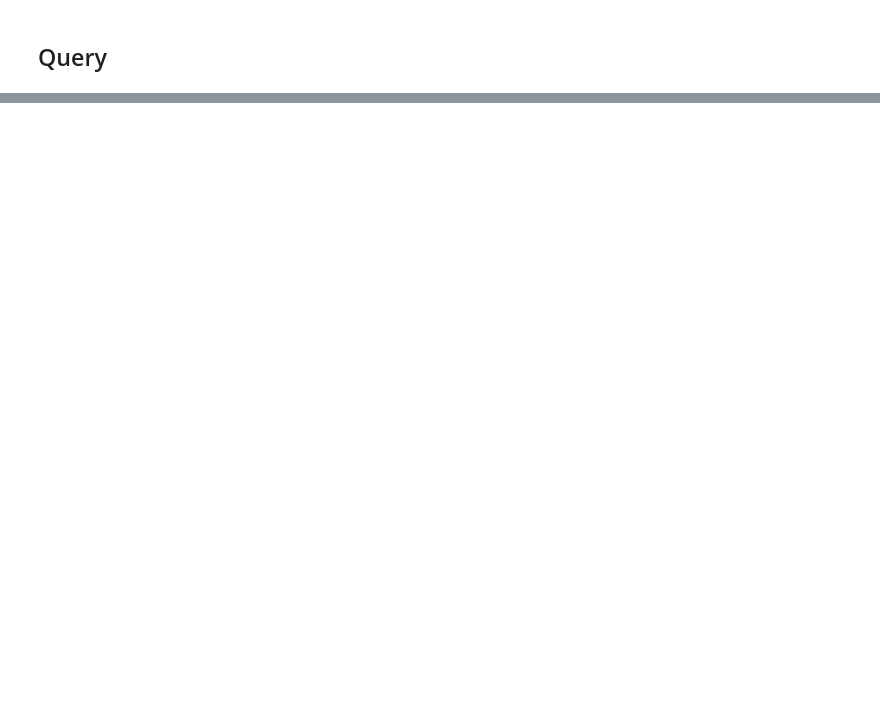
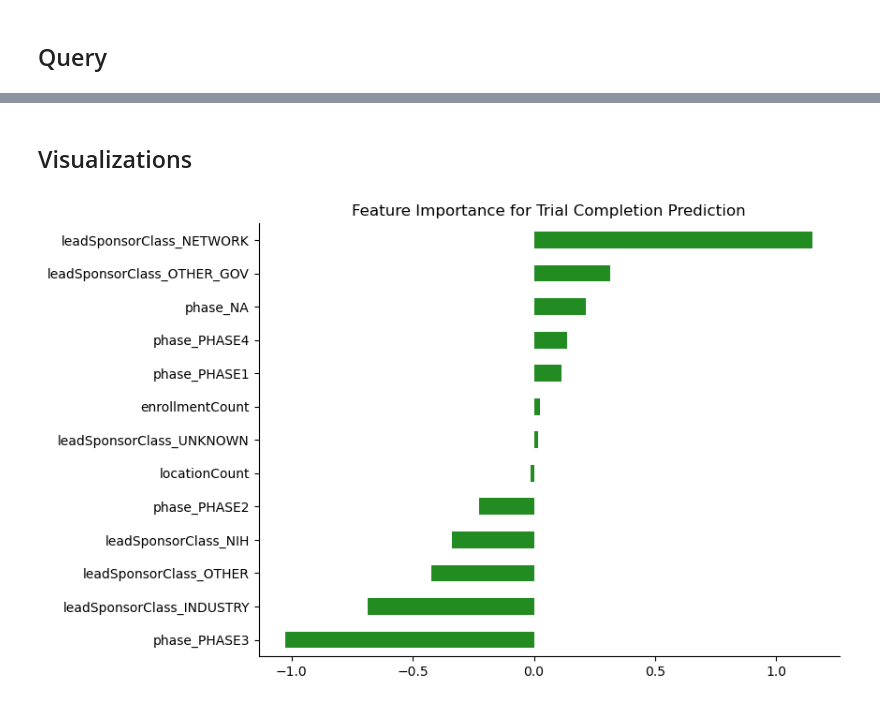
Before and after one commit to kayla-hekim/DS-4320-Project-2-Clinical-Trial-Completion-Prediction, a Jupyter notebook: pipeline/pipeline.ipynb, the cells around one changed output, grey strips where cells are left out. Drawn from its saved outputs; the diff is of its cells as text; code cells hidden in the pictures; blank space fills up the shorter version.

```diff
--- a/pipeline/pipeline.ipynb
+++ b/pipeline/pipeline.ipynb
@@ -107,0 +228,20 @@ Final count: 1000
+# %%
+from sklearn.model_selection import train_test_split
+from sklearn.linear_model import LogisticRegression
+from sklearn.metrics import accuracy_score, confusion_matrix
+
+# train test split (80/20)
+X = df_encoded.drop("success", axis=1)
+y = df_encoded["success"]
+
+X_train, X_test, y_train, y_test = train_test_split(X, y, test_size=0.2, random_state=42)
+
+# mdoel fit and prediction
+model = LogisticRegression(max_iter=1001)
+model.fit(X_train, y_train)
+
+y_pred = model.predict(X_test)
+
+# accuracy/confusion matrx metrics
+print("Accuracy:", accuracy_score(y_test, y_pred))
+print("Confusion Matrix:\n", confusion_matrix(y_test, y_pred))
@@ -107,0 +257,10 @@ Final count: 1000
+# %%
+from sklearn.model_selection import cross_val_score
+from sklearn.linear_model import LogisticRegression
+
+model = LogisticRegression(max_iter=1001)
+
+scores = cross_val_score(model, X, y, cv=5, scoring="accuracy")
+
+print("CV Accuracy scores:", scores)
+print("Mean CV accuracy:", scores.mean())
@@ -107,0 +296,16 @@ Final count: 1000
+# %% [markdown]
+## Visualizations
+# %%
+model.fit(X, y)
+
+importance = pd.Series(model.coef_[0], index=X.columns)
+importance.sort_values().plot(kind="barh", figsize=(8,6), color='forestgreen')
+
+plt.gca().spines['top'].set_visible(False)
+plt.gca().spines['right'].set_visible(False)
+plt.gca().spines['top'].set_visible(False)
+
+plt.title("Feature Importance for Trial Completion Prediction")
+plt.show()
+# %% [output]
+[figure, added]
```
Also changed, not shown: parts of 22 cells of this notebook, 1 other file.
